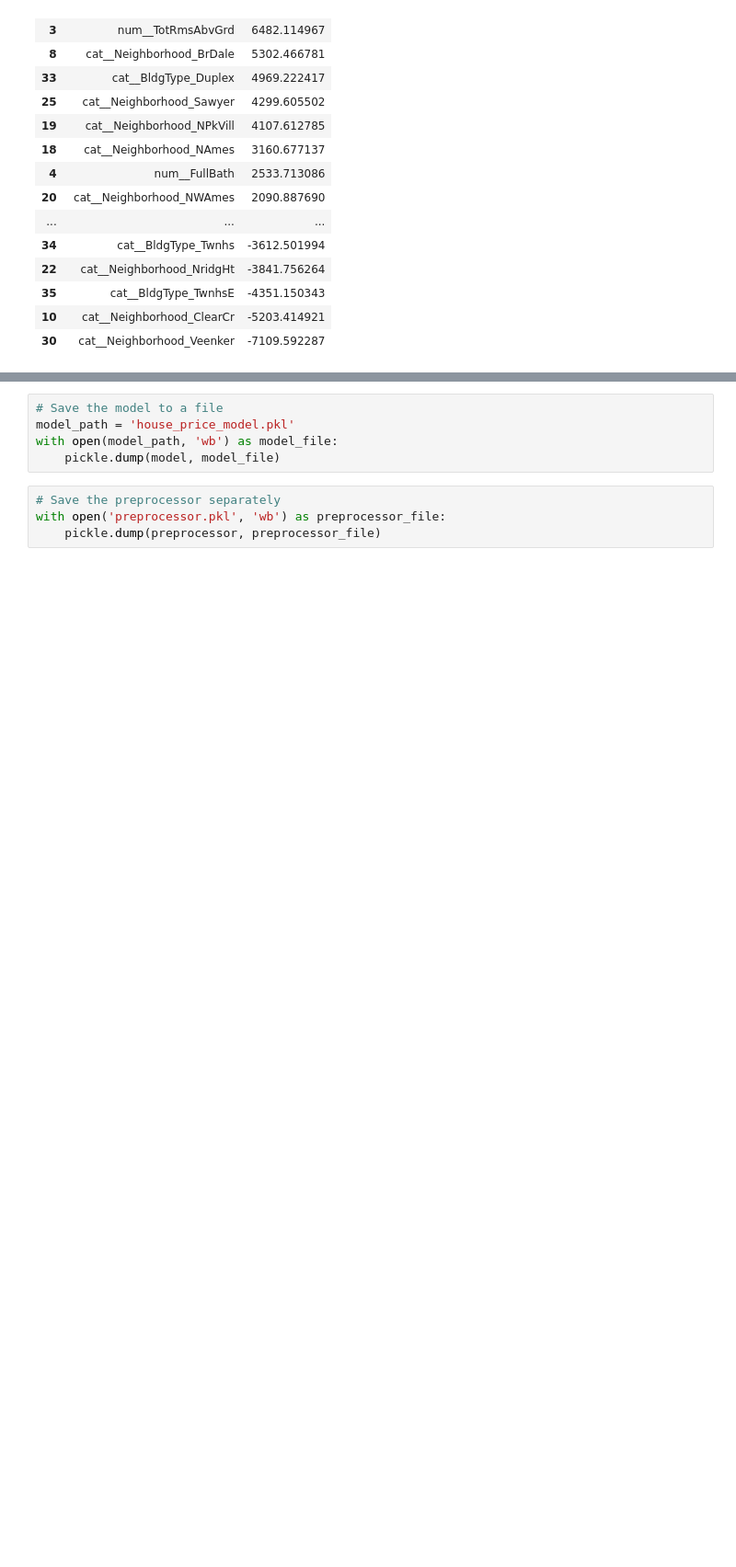
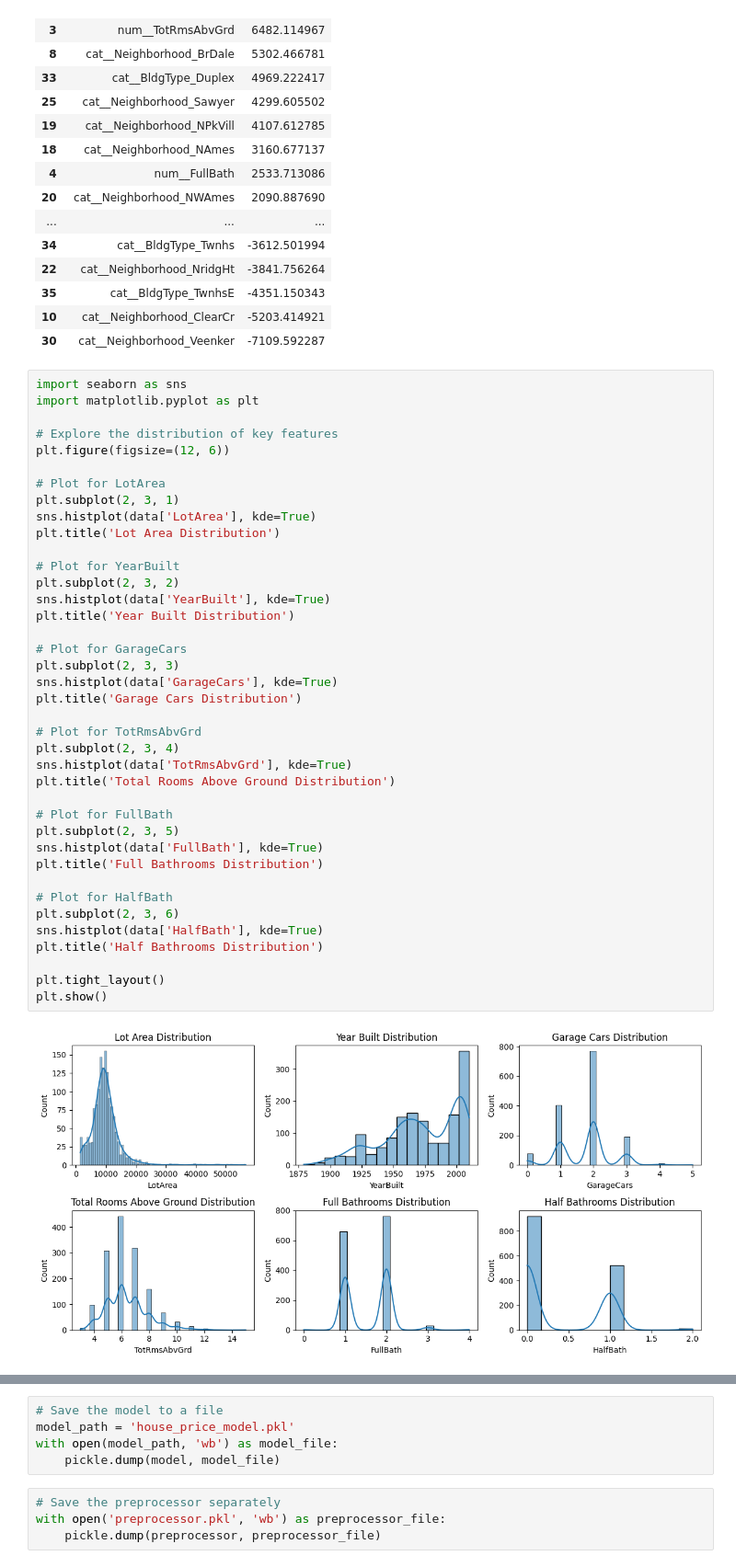
Before and after one commit to Da1212e77/ANA680Final, a Jupyter notebook: RealEstatePredictions.ipynb, the cells around one changed output, grey strips where cells are left out. Shown: that part at 92% size. Cells and saved outputs as stored; diff of their text form; blank space fills up the shorter version.

```diff
--- a/RealEstatePredictions.ipynb
+++ b/RealEstatePredictions.ipynb
@@ -101,3 +101,44 @@ importance_df
 | 35 | cat__BldgType_TwnhsE | -4351.150343 |
 | 10 | cat__Neighborhood_ClearCr | -5203.414921 |
 | 30 | cat__Neighborhood_Veenker | -7109.592287 |
+# %%
+import seaborn as sns
+import matplotlib.pyplot as plt
+
+# Explore the distribution of key features
+plt.figure(figsize=(12, 6))
+
+# Plot for LotArea
+plt.subplot(2, 3, 1)
+sns.histplot(data['LotArea'], kde=True)
+plt.title('Lot Area Distribution')
+
+# Plot for YearBuilt
+plt.subplot(2, 3, 2)
+sns.histplot(data['YearBuilt'], kde=True)
+plt.title('Year Built Distribution')
+
+# Plot for GarageCars
+plt.subplot(2, 3, 3)
+sns.histplot(data['GarageCars'], kde=True)
+plt.title('Garage Cars Distribution')
+
+# Plot for TotRmsAbvGrd
+plt.subplot(2, 3, 4)
+sns.histplot(data['TotRmsAbvGrd'], kde=True)
+plt.title('Total Rooms Above Ground Distribution')
+
+# Plot for FullBath
+plt.subplot(2, 3, 5)
+sns.histplot(data['FullBath'], kde=True)
+plt.title('Full Bathrooms Distribution')
+
+# Plot for HalfBath
+plt.subplot(2, 3, 6)
+sns.histplot(data['HalfBath'], kde=True)
+plt.title('Half Bathrooms Distribution')
+
+plt.tight_layout()
+plt.show()
+# %% [output]
+[figure, added]
```
Also changed, not shown: parts of 1 cell of this notebook.
